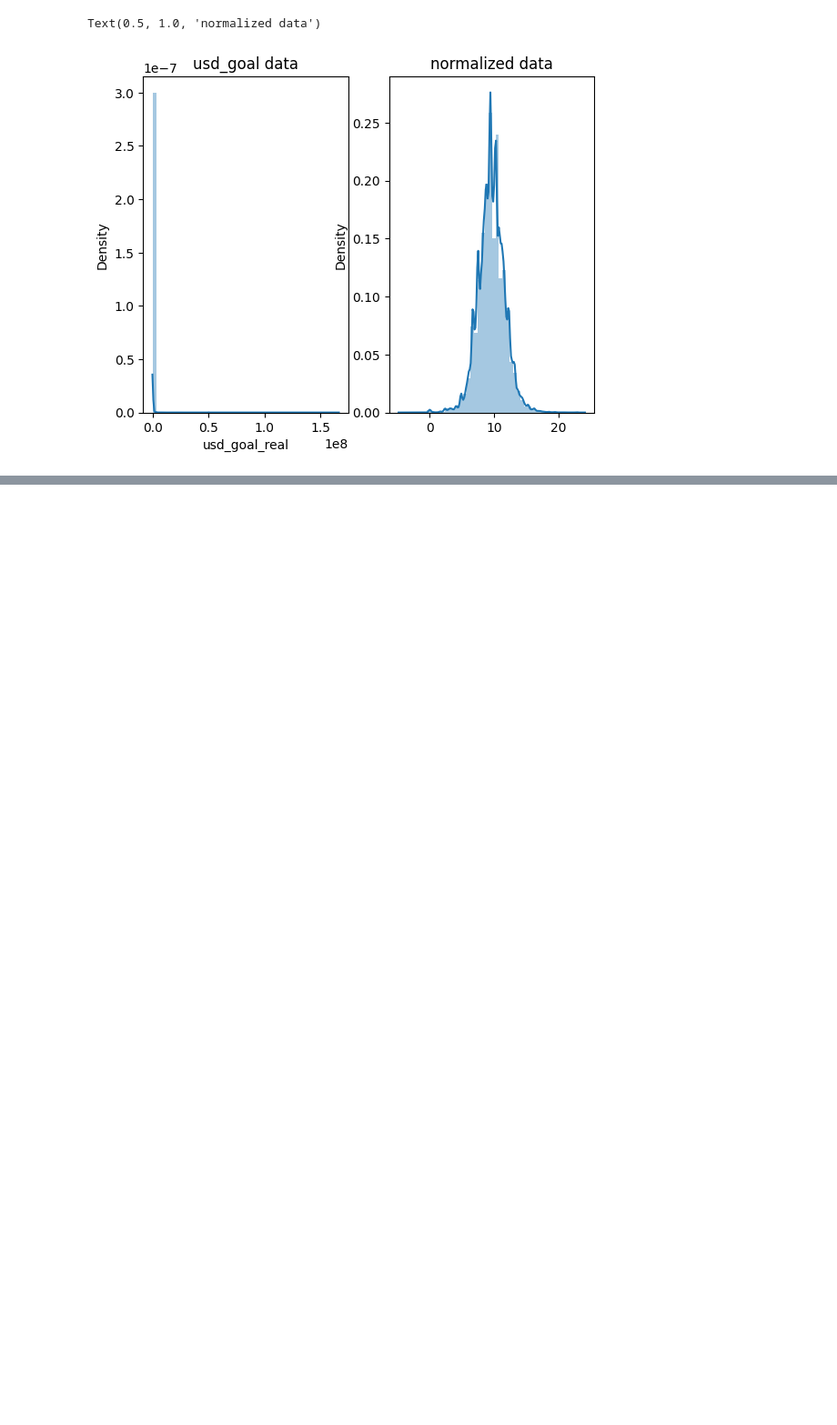
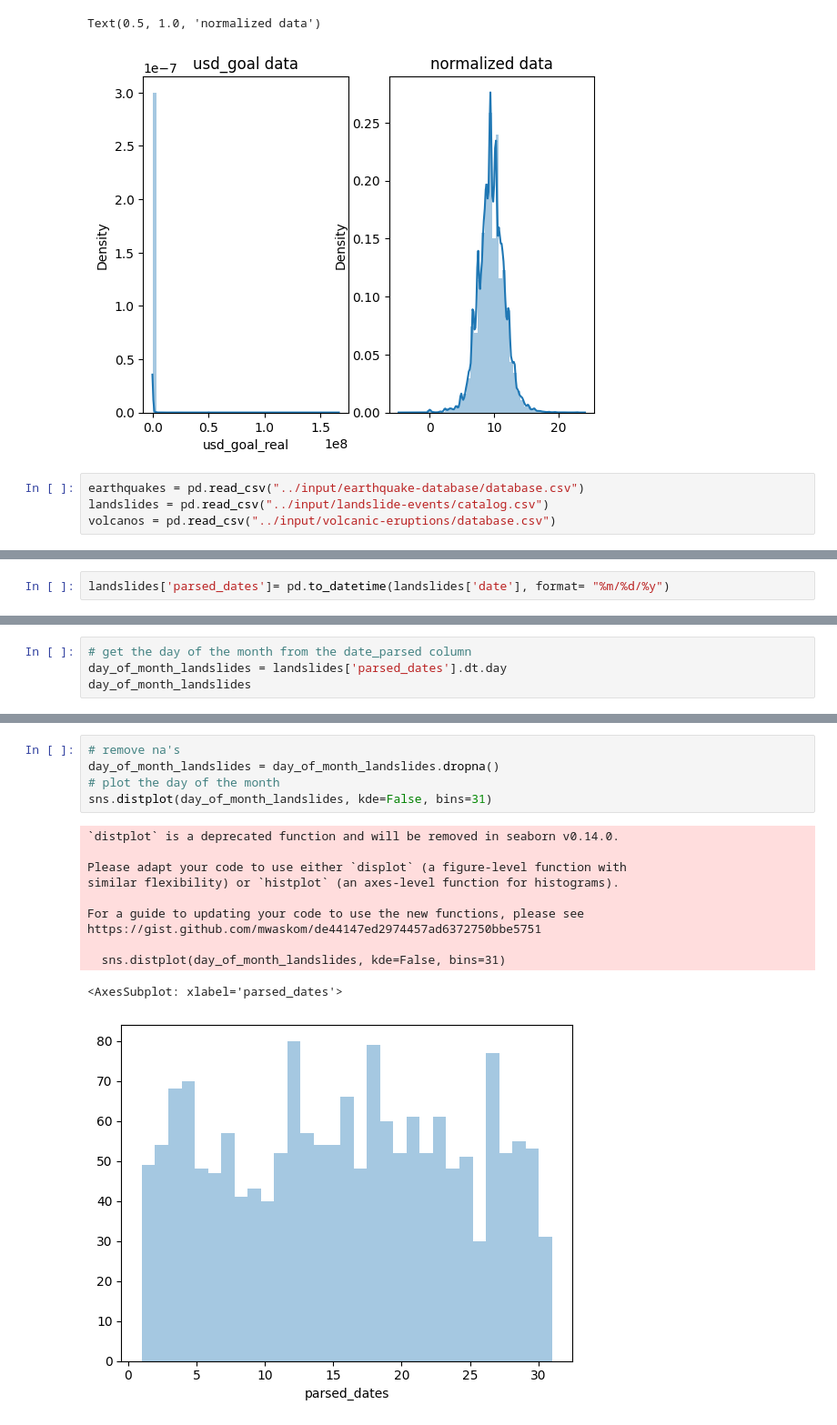
Before and after one commit to lily01awasthi/Data-Analysis, a Jupyter notebook: data-cleaning.ipynb, the cells around one changed output, grey strips where cells are left out. Shown at 91% size. Saved outputs shown, nothing was run; the diff lists cells and outputs as text; blank space fills up the shorter version.

Commit message:
"formatting dates to  datetime format using pandas"

```diff
--- a/data-cleaning.ipynb
+++ b/data-cleaning.ipynb
@@ -310,3 +314,7 @@ https://gist.github.com/mwaskom/de44147ed2974457ad6372750bbe5751
   sns.distplot(normalized_data[0], ax=ax[1])
 Text(0.5, 1.0, 'normalized data')
 [figure]
+# %%
+earthquakes = pd.read_csv("../input/earthquake-database/database.csv")
+landslides = pd.read_csv("../input/landslide-events/catalog.csv")
+volcanos = pd.read_csv("../input/volcanic-eruptions/database.csv")
@@ -312,0 +390,2 @@ Text(0.5, 1.0, 'normalized data')
+# %%
+landslides['parsed_dates']= pd.to_datetime(landslides['date'], format= "%m/%d/%y")
@@ -312,0 +417,4 @@ Text(0.5, 1.0, 'normalized data')
+# %%
+# get the day of the month from the date_parsed column
+day_of_month_landslides = landslides['parsed_dates'].dt.day
+day_of_month_landslides
@@ -312,0 +434,17 @@ Text(0.5, 1.0, 'normalized data')
+# %%
+# remove na's
+day_of_month_landslides = day_of_month_landslides.dropna()
+# plot the day of the month
+sns.distplot(day_of_month_landslides, kde=False, bins=31)
+# %% [output]
+`distplot` is a deprecated function and will be removed in seaborn v0.14.0.
+
+Please adapt your code to use either `displot` (a figure-level function with
+similar flexibility) or `histplot` (an axes-level function for histograms).
+
+For a guide to updating your code to use the new functions, please see
+https://gist.github.com/mwaskom/de44147ed2974457ad6372750bbe5751
+
+  sns.distplot(day_of_month_landslides, kde=False, bins=31)
+<AxesSubplot: xlabel='parsed_dates'>
+[figure, added]
```
Also changed, not shown: parts of 12 cells of this notebook.
